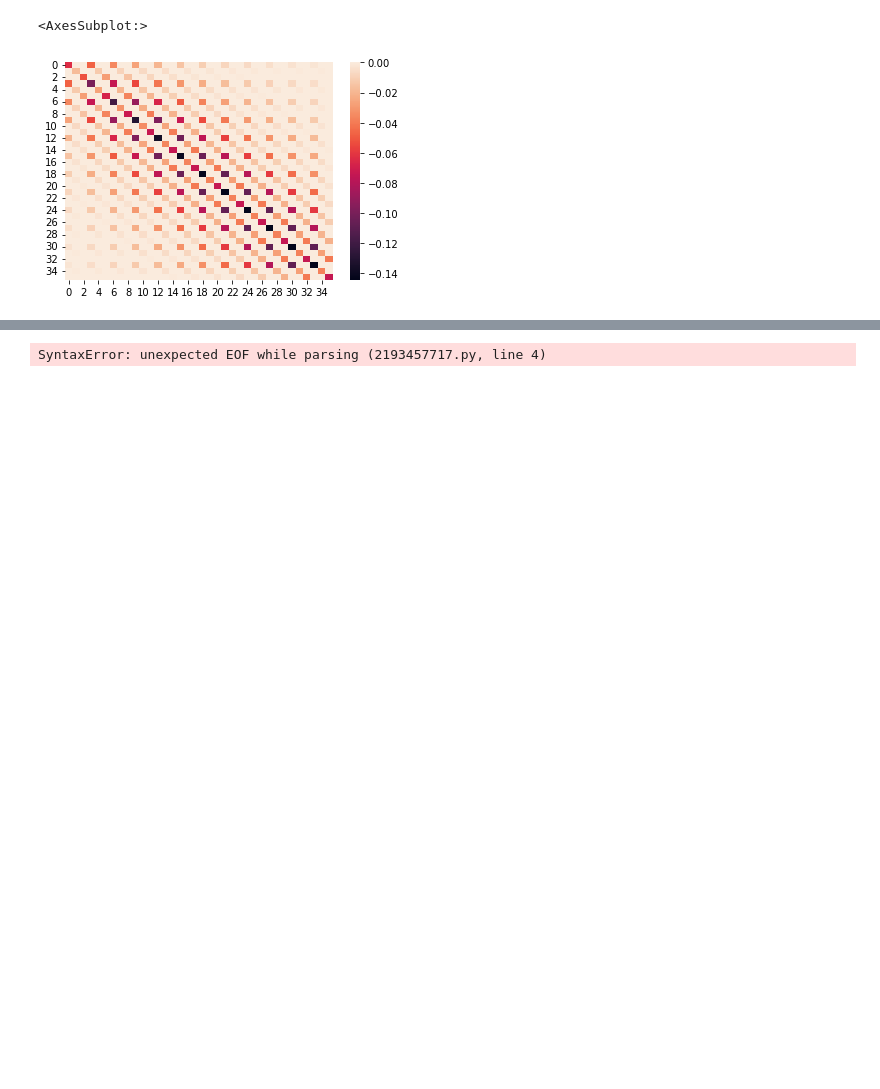
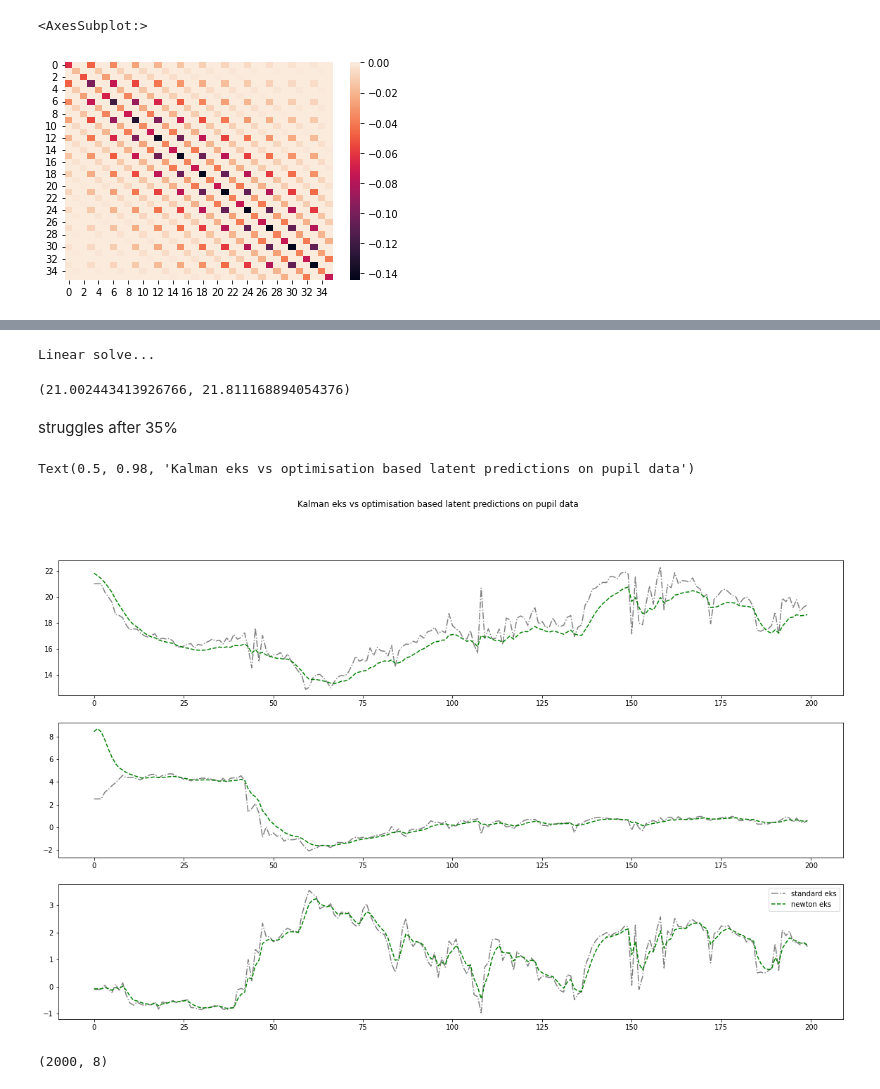
Before and after one commit to erialc-cal/eks, a Jupyter notebook: explore-mirror-fish.ipynb, the cells around one changed output, grey strips where cells are left out. Drawn from its saved outputs; the diff is of its cells as text; code cells hidden in the pictures; blank space fills up the shorter version.

```diff
--- a/explore-mirror-fish.ipynb
+++ b/explore-mirror-fish.ipynb
@@ -201,19 +201,3 @@ Data columns (total 12 columns):
  11  pupil_left_r_likelihood    2000 non-null   float64
 dtypes: float64(12)
 memory usage: 203.1 KB
-# %%
-state_transition_matrix = np.asarray([
-    [0.99, 0, 0],
-    [0, 0.99, 0],
-    [0, 0, 0.99]
-])
-markers_list= []
-markers_list.append(markers_curr_fmt)
-from eks.pupil_smoother import ensemble_kalman_smoother_pupil
-
-df_dicts = ensemble_kalman_smoother_pupil(
-    markers_list=markers_list,
-    keypoint_names=keypoint_names,
-    tracker_name='ensemble-kalman_tracker',
-    state_transition_matrix=state_transition_matrix,
-)
@@ -454,25 +566,20 @@ ValueError: x and y must have same first dimension, but have shapes (1000,) and
 # %%
-for i in range(3):
-    plt.plot(q[i,:], '-.', color='gray')
-    #plt.plot(sol[:,i], '.', color='blue')
+q_test = kalman_newton_recursive2(y[:,:], mu0,S0, A, B, D, E)
+# %% [output]
+Linear solve...
+# %%
+q[0,0], (mu0+np.linalg.inv(S0)@B.T@invD@y[0,:])[0]
+# %% [output]
+(21.002443413926766, 21.811168894054376)
+# %% [markdown]
+ struggles after 35%
 # %%
-H_1 = np.linalg.inv(H)
-sol = newton_raphson(q0, max_iterations=1000, threshold=1e-6)
+fig, ax = plt.subplots(3,1,figsize=(20,12))
+for i in range(3):
+    ax[i].plot(q[i,:200], "-.",color="grey", label="standard eks")
+    ax[i].plot(q_test[:200,i], "--",color="green", label="newton eks")
+plt.legend()
+plt.suptitle("Kalman eks vs optimisation based latent predictions on pupil data")
+# %% [output]
+Text(0.5, 0.98, 'Kalman eks vs optimisation based latent predictions on pupil data')
+[figure, added]
-# %%
-def schur_bmi(A, B, C, D):
-    """
-    Invert matrix using Schur complement
-    P = (A B
-         C D)
-
-    A : np.ndarray
-        shape (k, k)
-    B : np.ndarray
-        shape (l, k)
-    C : np.ndarray
-        shape (k, l)
-    D : np.ndarray
-        shape (l, l)
-    """
-# %% [output]
-SyntaxError: unexpected EOF while parsing (2193457717.py, line 4)
@@ -497,0 +586,7 @@ def blocktridiag():
+# %%
+# predictions
+
+y_preds = (B@q).T
+y_preds.shape
+# %% [output]
+(2000, 8)
```
Also changed, not shown: parts of 12 cells of this notebook, 2 other files.
